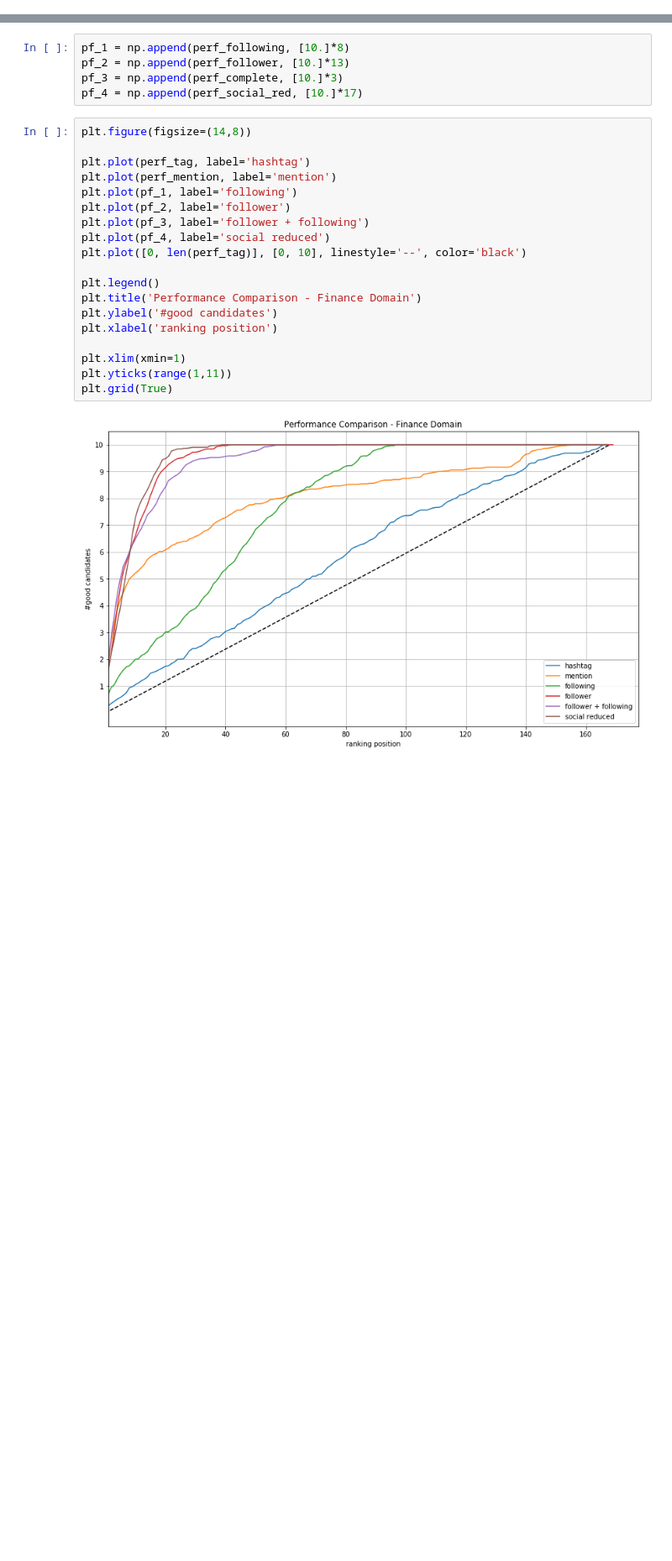
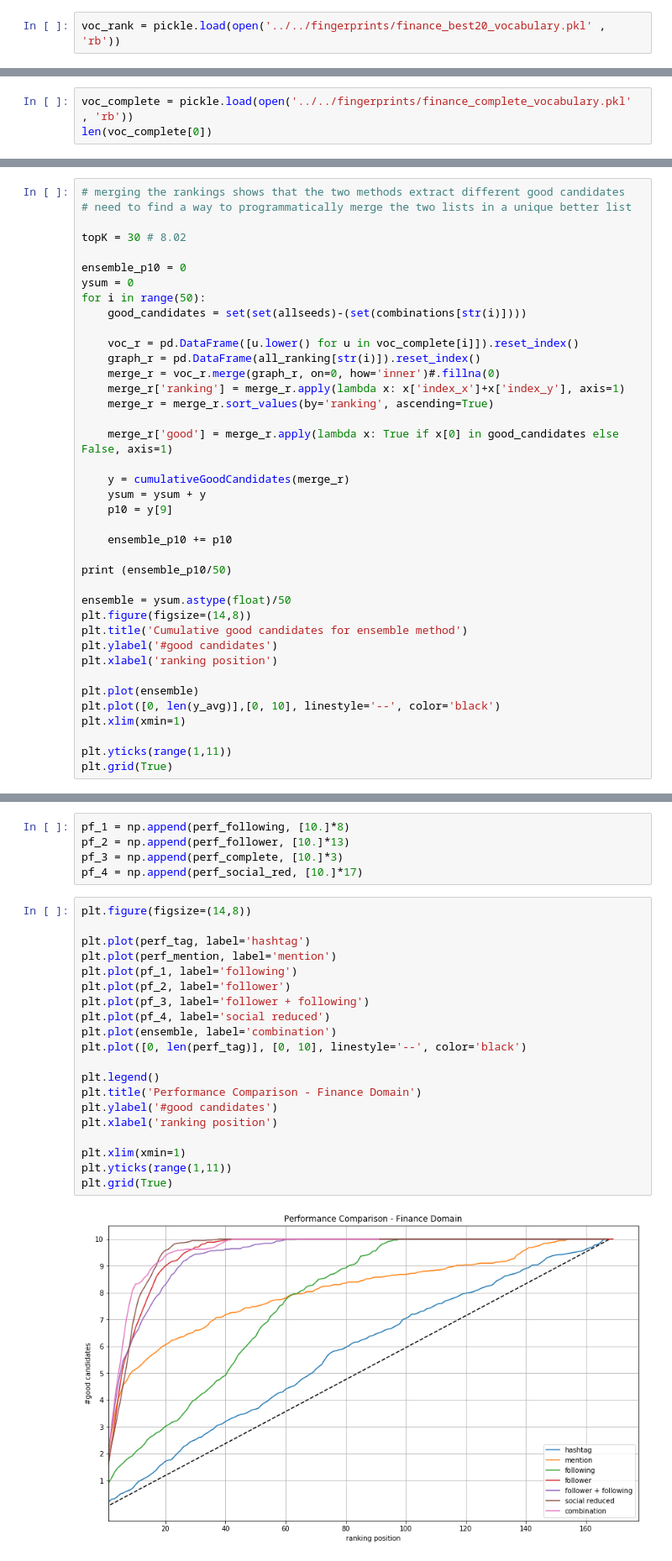
Before and after one commit to DataSciencePolimi/NetSKE, a Jupyter notebook: graphs/finance_20/Finance Domain - Test Network Features.ipynb, the cells around one changed output, grey strips where cells are left out. Shown at 84% size. Drawn from its saved outputs; the diff is of its cells as text; blank space fills up the shorter version.

```diff
--- a/graphs/finance_20/Finance Domain - Test Network Features.ipynb
+++ b/graphs/finance_20/Finance Domain - Test Network Features.ipynb
@@ -206,3 +200,5 @@ seed_data['usertype'] = 'seed'
 
 # test ids needed to filter the mentioned/following/followed users (they are not included in the ranking)
 testusers = pd.read_csv('../data-random/user.csv', sep='\t')
+# %%
+voc_rank = pickle.load(open('../../fingerprints/finance_best20_vocabulary.pkl' , 'rb'))
@@ -208,0 +213,3 @@ testusers = pd.read_csv('../data-random/user.csv', sep='\t')
+# %%
+voc_complete = pickle.load(open('../../fingerprints/finance_complete_vocabulary.pkl' , 'rb'))
+len(voc_complete[0])
@@ -314,0 +358,39 @@ Average P@20: 9.04
+# %%
+# merging the rankings shows that the two methods extract different good candidates
+# need to find a way to programmatically merge the two lists in a unique better list
+
+topK = 30 # 8.02
+
+ensemble_p10 = 0
+ysum = 0
+for i in range(50):
+    good_candidates = set(set(allseeds)-(set(combinations[str(i)])))
+
+    voc_r = pd.DataFrame([u.lower() for u in voc_complete[i]]).reset_index()
+    graph_r = pd.DataFrame(all_ranking[str(i)]).reset_index()
+    merge_r = voc_r.merge(graph_r, on=0, how='inner')#.fillna(0)
+    merge_r['ranking'] = merge_r.apply(lambda x: x['index_x']+x['index_y'], axis=1)
+    merge_r = merge_r.sort_values(by='ranking', ascending=True)
+
+    merge_r['good'] = merge_r.apply(lambda x: True if x[0] in good_candidates else False, axis=1)
+
+    y = cumulativeGoodCandidates(merge_r)
+    ysum = ysum + y
+    p10 = y[9]
+
+    ensemble_p10 += p10
+
+print (ensemble_p10/50)
+
+ensemble = ysum.astype(float)/50
+plt.figure(figsize=(14,8))
+plt.title('Cumulative good candidates for ensemble method')
+plt.ylabel('#good candidates')
+plt.xlabel('ranking position')
+
+plt.plot(ensemble)
+plt.plot([0, len(y_avg)],[0, 10], linestyle='--', color='black')
+plt.xlim(xmin=1)
+
+plt.yticks(range(1,11))
+plt.grid(True)
@@ -387,23 +474,24 @@ pf_4 = np.append(perf_social_red, [10.]*17)
 # %%
 plt.figure(figsize=(14,8))
 
 plt.plot(perf_tag, label='hashtag')
 plt.plot(perf_mention, label='mention')
 plt.plot(pf_1, label='following')
 plt.plot(pf_2, label='follower')
 plt.plot(pf_3, label='follower + following')
 plt.plot(pf_4, label='social reduced')
+plt.plot(ensemble, label='combination')
 plt.plot([0, len(perf_tag)], [0, 10], linestyle='--', color='black')
 
 plt.legend()
 plt.title('Performance Comparison - Finance Domain')
 plt.ylabel('#good candidates')
 plt.xlabel('ranking position')
 
 plt.xlim(xmin=1)
 plt.yticks(range(1,11))
 plt.grid(True)
 # %% [output]
-[figure, old version]
+[figure, new version]
 # %%
 plt.figure(figsize=(14,8))
```
Also changed, not shown: parts of 27 cells of this notebook, 4 other files.
